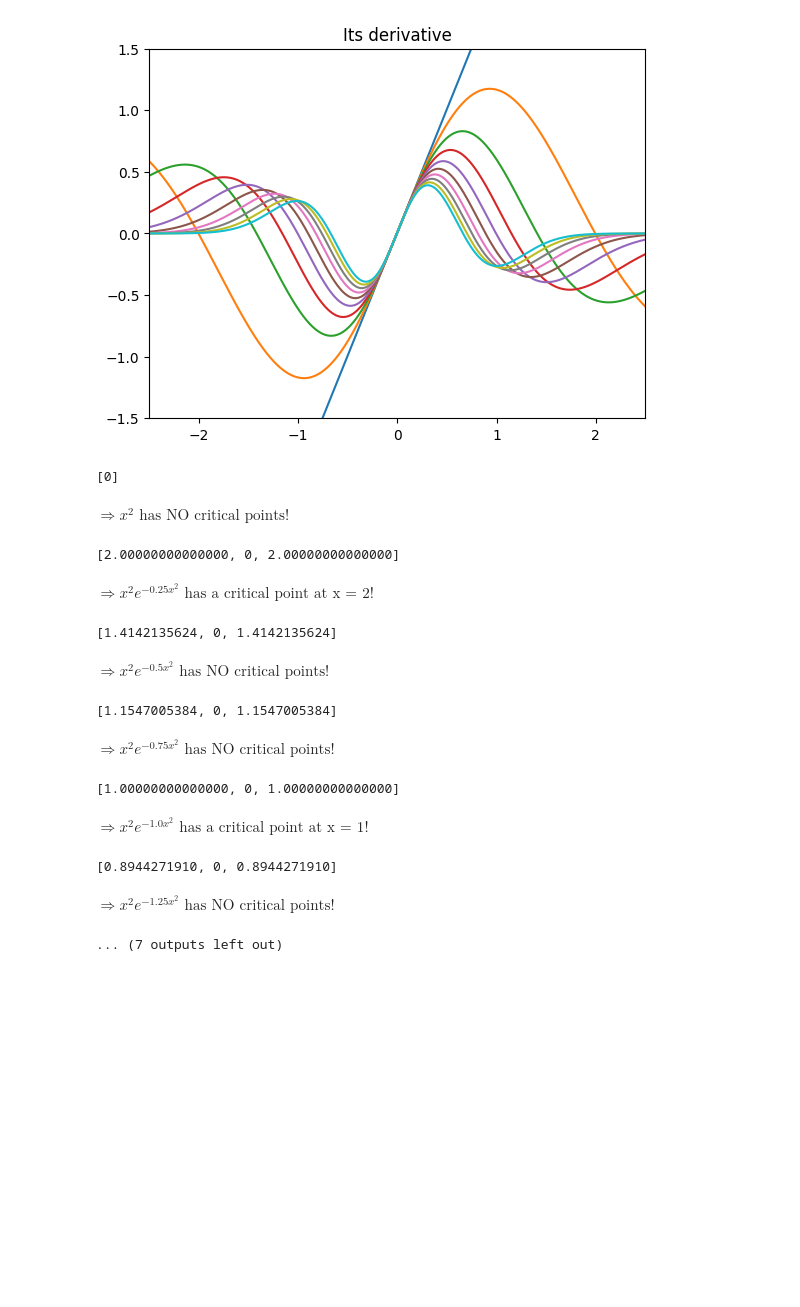
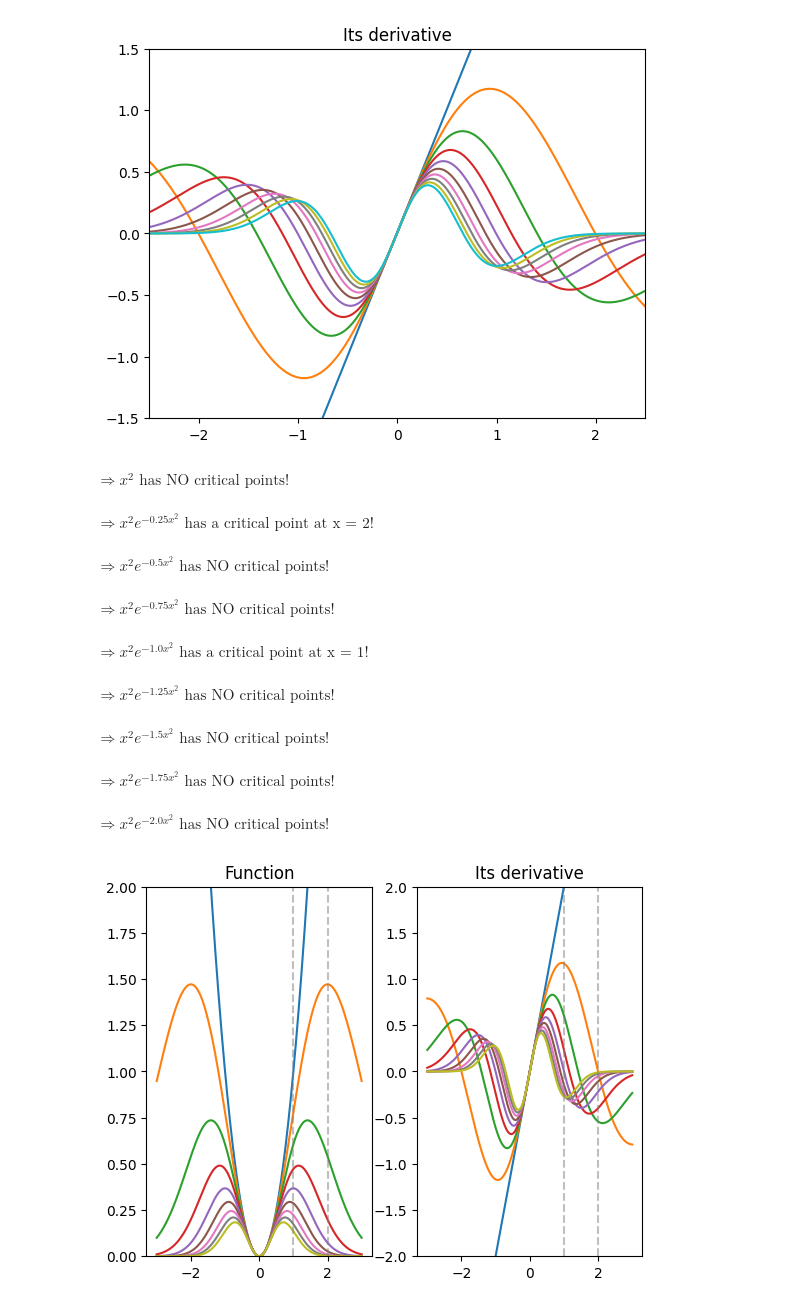
Before and after one commit to rtharris619/ProjectMath, a Jupyter notebook: Calculus1/calculus.ipynb, the cells around one changed output. Cells and saved outputs as stored; diff of their text form; code cells hidden in the pictures; blank space fills up the shorter version.

```diff
--- a/Calculus1/calculus.ipynb
+++ b/Calculus1/calculus.ipynb
@@ -477,38 +479,38 @@ for ai in a_range:
   fx = base_expr.subs(a,ai)
   dfx = sym.diff(fx)
   critpoints = sym.solve(dfx)
 
   ax[0].plot(x_range,sym.lambdify(x,fx)(x_range))
   ax[1].plot(x_range,sym.lambdify(x,dfx)(x_range))
 
   critpoints = [round(abs(cp), 10) for cp in critpoints]
-  print(critpoints)
 
   if 1.00 in critpoints:
     display(Math('\\Rightarrow %s \\text{ has a critical point at x = 1!}' %(sym.latex(fx))))
   elif 2.00 in critpoints:
     display(Math('\\Rightarrow %s \\text{ has a critical point at x = 2!}' %(sym.latex(fx))))
   else:
     display(Math('\\Rightarrow %s \\text{ has NO critical points!}' %(sym.latex(fx))))
 
 ax[0].set_title('Function')
 ax[0].set_ylim([0,2])
+ax[0].plot([1,1], [0,2], '--', color='gray', alpha=.5)
+ax[0].plot([2,2], [0,2], '--', color='gray', alpha=.5)
 
 ax[1].set_title('Its derivative')
 ax[1].set_ylim([-2,2])
+ax[1].plot([1,1], [-2,2], '--', color='gray', alpha=.5)
+ax[1].plot([2,2], [-2,2], '--', color='gray', alpha=.5)
 
 plt.show()
 # %% [output]
-[0]
 $\displaystyle \Rightarrow x^{2} \text{ has NO critical points!}$
-[2.00000000000000, 0, 2.00000000000000]
 $\displaystyle \Rightarrow x^{2} e^{- 0.25 x^{2}} \text{ has a critical point at x = 2!}$
-[1.4142135624, 0, 1.4142135624]
 $\displaystyle \Rightarrow x^{2} e^{- 0.5 x^{2}} \text{ has NO critical points!}$
-[1.1547005384, 0, 1.1547005384]
 $\displaystyle \Rightarrow x^{2} e^{- 0.75 x^{2}} \text{ has NO critical points!}$
-[1.00000000000000, 0, 1.00000000000000]
 $\displaystyle \Rightarrow x^{2} e^{- 1.0 x^{2}} \text{ has a critical point at x = 1!}$
-[0.8944271910, 0, 0.8944271910]
 $\displaystyle \Rightarrow x^{2} e^{- 1.25 x^{2}} \text{ has NO critical points!}$
-... (7 outputs left out)
+$\displaystyle \Rightarrow x^{2} e^{- 1.5 x^{2}} \text{ has NO critical points!}$
+$\displaystyle \Rightarrow x^{2} e^{- 1.75 x^{2}} \text{ has NO critical points!}$
+$\displaystyle \Rightarrow x^{2} e^{- 2.0 x^{2}} \text{ has NO critical points!}$
+[figure, added]
```
Also changed, not shown: parts of 9 cells of this notebook.
